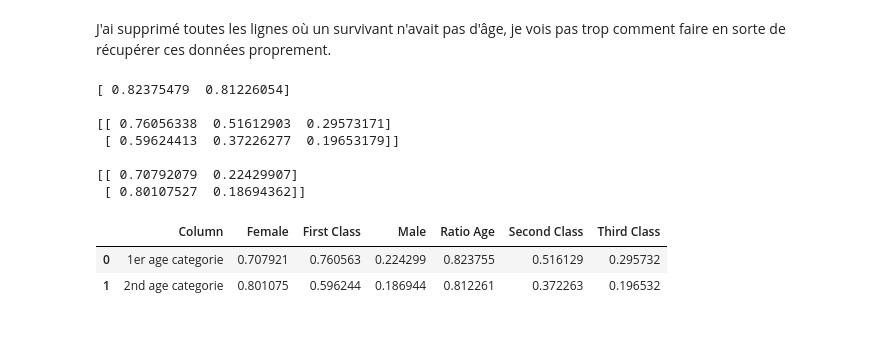
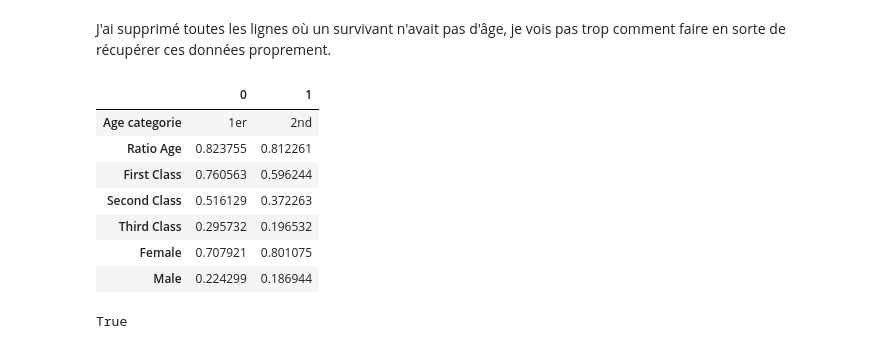
Before and after one commit to julied20/ada-2017, a Jupyter notebook: Homeworks/Homework01/Homework 1.ipynb, the cells around one changed output. Cells and saved outputs as stored; diff of their text form; code cells hidden in the pictures.

```diff
--- a/Homeworks/Homework01/Homework 1.ipynb
+++ b/Homeworks/Homework01/Homework 1.ipynb
@@ -277,27 +332,31 @@ ratioAge[0], ratioClass[0,:], ratioSex[0,:] = survivals_proportions(titanicDataC
 
 # Second age category
 ratioAge[1], ratioClass[1,:], ratioSex[1,:] = survivals_proportions(titanicDataClean.tail(nb))
-
-print(ratioAge, end = '\n\n')
-print(ratioClass, end = '\n\n')
-print(ratioSex)
-# %% [output]
-[ 0.82375479  0.81226054]
-
-[[ 0.76056338  0.51612903  0.29573171]
- [ 0.59624413  0.37226277  0.19653179]]
-
-[[ 0.70792079  0.22429907]
- [ 0.80107527  0.18694362]]
 # %%
-pd.DataFrame({'Column':['1er age categorie','2nd age categorie'],
-              'Ratio Age':ratioAge,
-              'First Class':ratioClass[:,0],
-              'Second Class':ratioClass[:,1],
-              'Third Class':ratioClass[:,2],
-              'Female':ratioSex[:,0],
-              'Male':ratioSex[:,1]})
+# Datafram creation
+
+data = pd.DataFrame({'Age categorie':['1er','2nd'],
+                     'Ratio Age':ratioAge,
+                     'First Class':ratioClass[:,0],
+                     'Second Class':ratioClass[:,1],
+                     'Third Class':ratioClass[:,2],
+                     'Female':ratioSex[:,0],
+                     'Male':ratioSex[:,1]})
+
+# Data reorganization
+data = data[['Age categorie','Ratio Age','First Class','Second Class','Third Class','Female','Male']]
+data.T
 # %% [output]
-|  | Column | Female | First Class | Male | Ratio Age | Second Class | Third Class |
-| 0 | 1er age categorie | 0.707921 | 0.760563 | 0.224299 | 0.823755 | 0.516129 | 0.295732 |
-| 1 | 2nd age categorie | 0.801075 | 0.596244 | 0.186944 | 0.812261 | 0.372263 | 0.196532 |
+|  | 0 | 1 |
+| Age categorie | 1er | 2nd |
+| Ratio Age | 0.823755 | 0.812261 |
+| First Class | 0.760563 | 0.596244 |
+| Second Class | 0.516129 | 0.372263 |
+| Third Class | 0.295732 | 0.196532 |
+| Female | 0.707921 | 0.801075 |
+| Male | 0.224299 | 0.186944 |
+# %%
+# Is the index unique ?
+data.index.is_unique
+# %% [output]
+True
```
Also changed, not shown: parts of 4 cells of this notebook.
